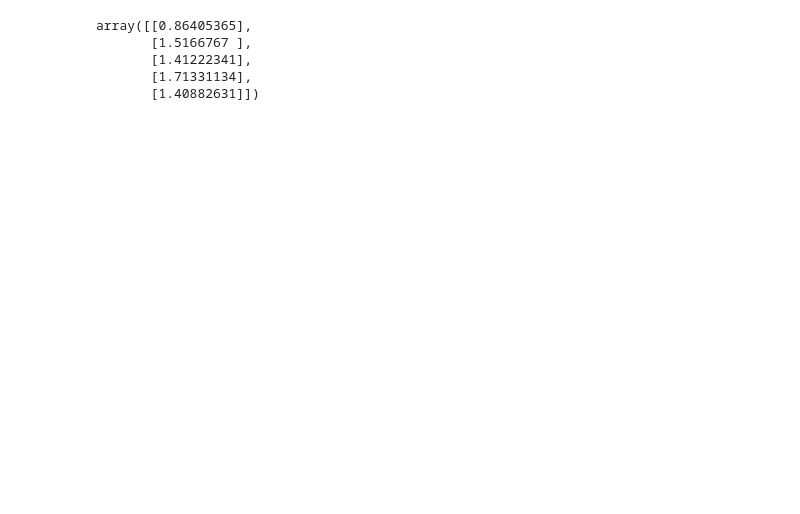
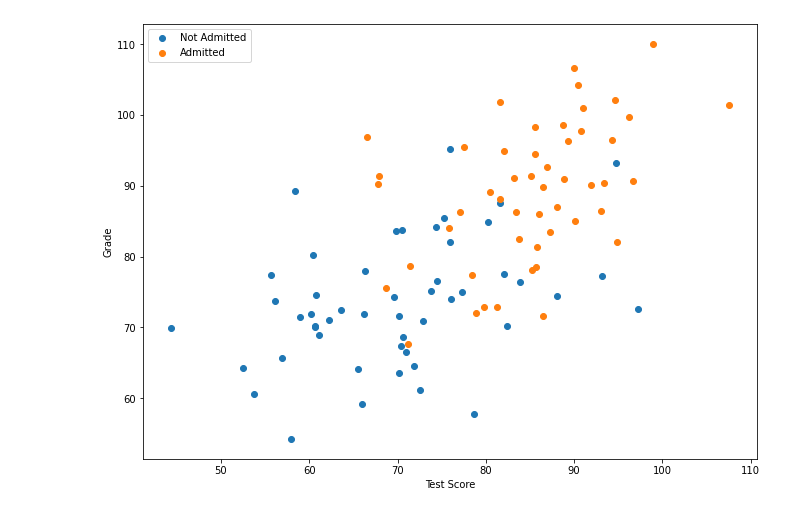
Before and after one commit to stanislavlia/DeepLearning.AI-specialization, a Jupyter notebook: Logistic Regression.ipynb, the cells around one changed output. Cells and saved outputs as stored; diff of their text form; code cells hidden in the pictures; blank space fills up the shorter version.

```diff
--- a/Logistic Regression.ipynb
+++ b/Logistic Regression.ipynb
@@ -72,8 +71,30 @@ class LogisticRegression():
-# %%
- preds
-# %% [output]
-array([[0.86405365],
-       [1.5166767 ],
-       [1.41222341],
-       [1.71331134],
-       [1.40882631]])
+# %%
+#Trying on a data
+
+np.random.seed(2004)
+
+# Generate data for not admitted students
+mean_not_admitted = [70, 75]
+cov_not_admitted = [[100, 50], [50, 100]]
+not_admitted = np.random.multivariate_normal(mean_not_admitted, cov_not_admitted, size=50)
+
+# Generate data for admitted students
+mean_admitted = [85, 90]
+cov_admitted = [[100, 50], [50, 100]]
+admitted = np.random.multivariate_normal(mean_admitted, cov_admitted, size=50)
+
+# Combine the data
+X = np.vstack((not_admitted, admitted))
+y = np.hstack((np.zeros(50), np.ones(50)))
+
+# Plot the generated data
+
+plt.figure(figsize=(11, 8))
+plt.scatter(not_admitted[:, 0], not_admitted[:, 1], label="Not Admitted")
+plt.scatter(admitted[:, 0], admitted[:, 1], label="Admitted")
+plt.xlabel("Test Score")
+plt.ylabel("Grade")
+plt.legend()
+plt.show()
+# %% [output]
+[figure, added]
```
Also changed, not shown: parts of 10 cells of this notebook.
